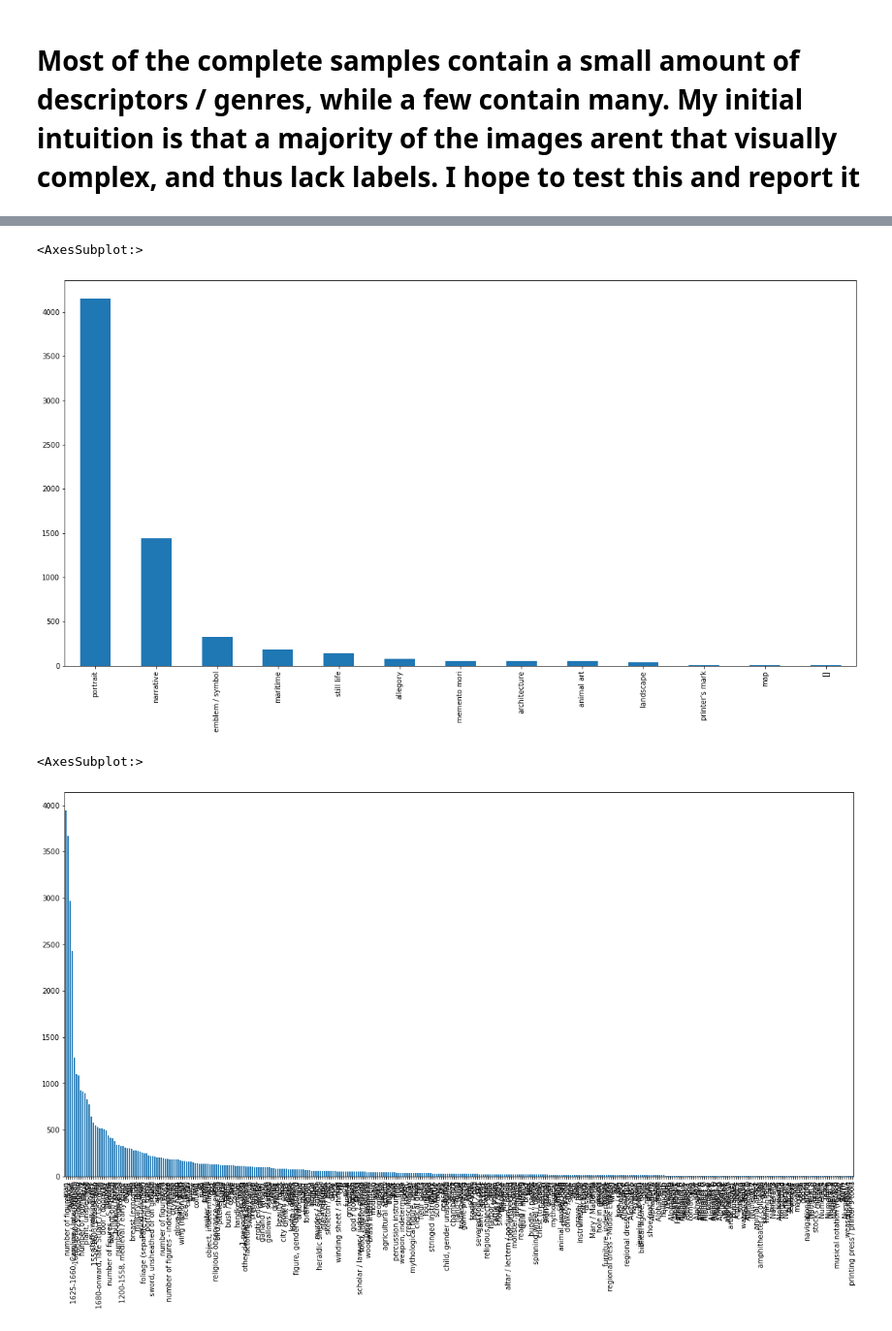
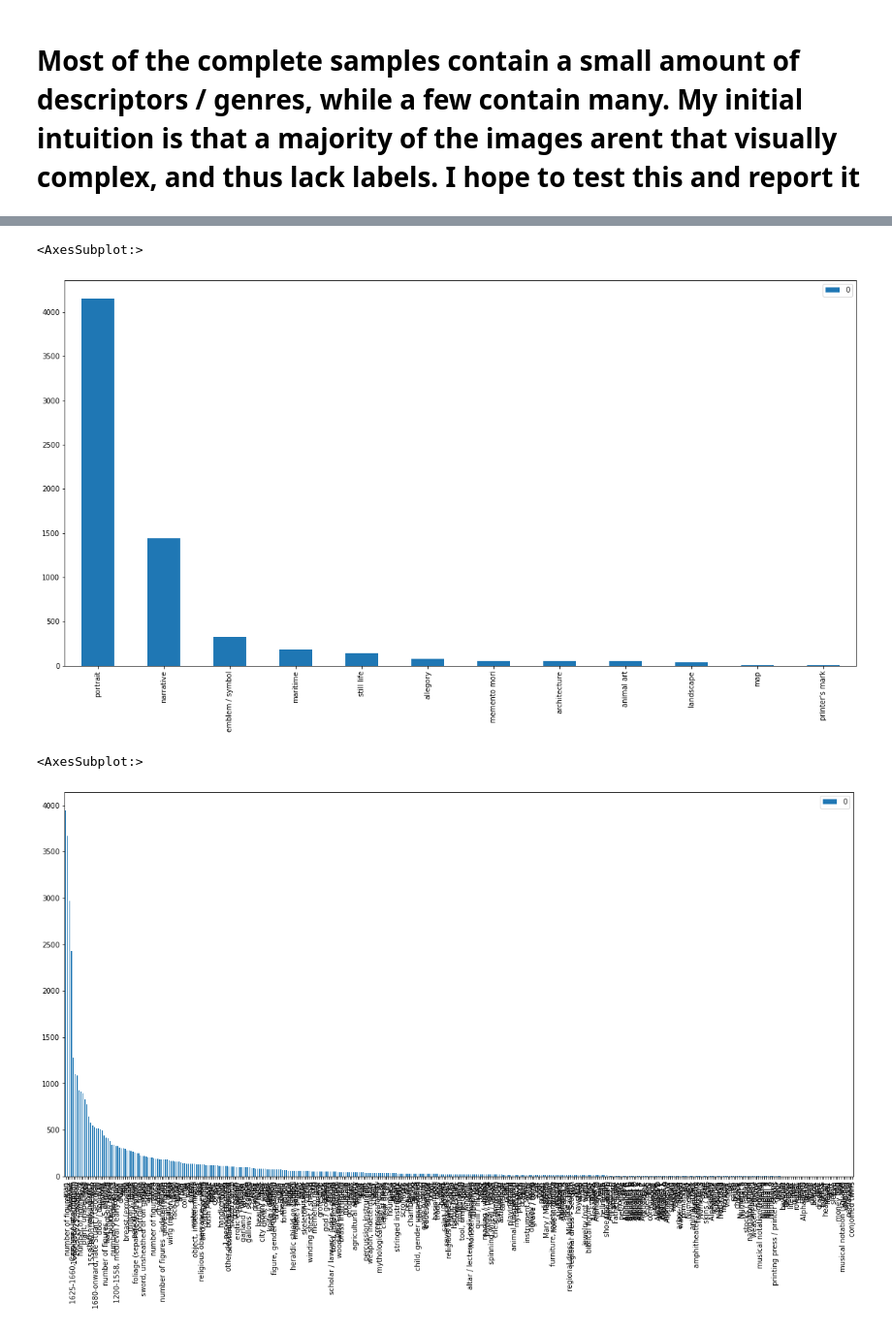
Before and after one commit to KyleCodes/blockprints, a Jupyter notebook: data_exploration.ipynb, the cells around one changed output, grey strips where cells are left out. Shown at 97% size. Cells and saved outputs as stored; diff of their text form; code cells hidden in the pictures.

```diff
--- a/data_exploration.ipynb
+++ b/data_exploration.ipynb
@@ -35,0 +17,6 @@ df
+# %%
+df = pd.read_csv('joined_master_sparse.csv')
+df = df[df['num_genres'] != 0]
+df = df[df['num_descriptors'] != 0]
+
+df
@@ -35,0 +37,13 @@ df
+# %%
+genres = pd.read_csv('genreTerms.csv')['BGT_Term'].unique().tolist()
+descriptions = pd.read_csv('descriptiveTags.csv')['DT_Tag'].unique().tolist()
+
+print('=========================================')
+print('GENRES')
+print('=========================================')
+print(genres)
+print()
+print('=========================================')
+print('DESCRIPTORS')
+print('=========================================')
+print(descriptions)
@@ -108,10 +98,19 @@ def to_1D(series):
 # %%
-to_1D(df_enr['genre_terms']).value_counts().plot.bar(figsize = (20,10))
+pd.DataFrame(genre_counts).T.plot.bar(figsize = (20, 10))
 # %% [output]
 <AxesSubplot:>
-[figure, old version]
+[figure, new version]
+# %%
+description_counts = {}
+for description in descriptions:
+    try:
+        description_counts[description] = [df[description].value_counts()[True]]
+    except:
+        description_counts[description] = [0]
+
+description_counts = dict(sorted(description_counts.items(), key=lambda x: x[1], reverse=True))
 # %%
-to_1D(df_enr['desc_tags']).value_counts().plot.bar(figsize = (20,10))
+pd.DataFrame(description_counts).T.plot.bar(figsize = (20, 10))
 # %% [output]
 <AxesSubplot:>
-[figure, old version]
+[figure, new version]
```
Also changed, not shown: parts of 15 cells of this notebook, 2 other files.
